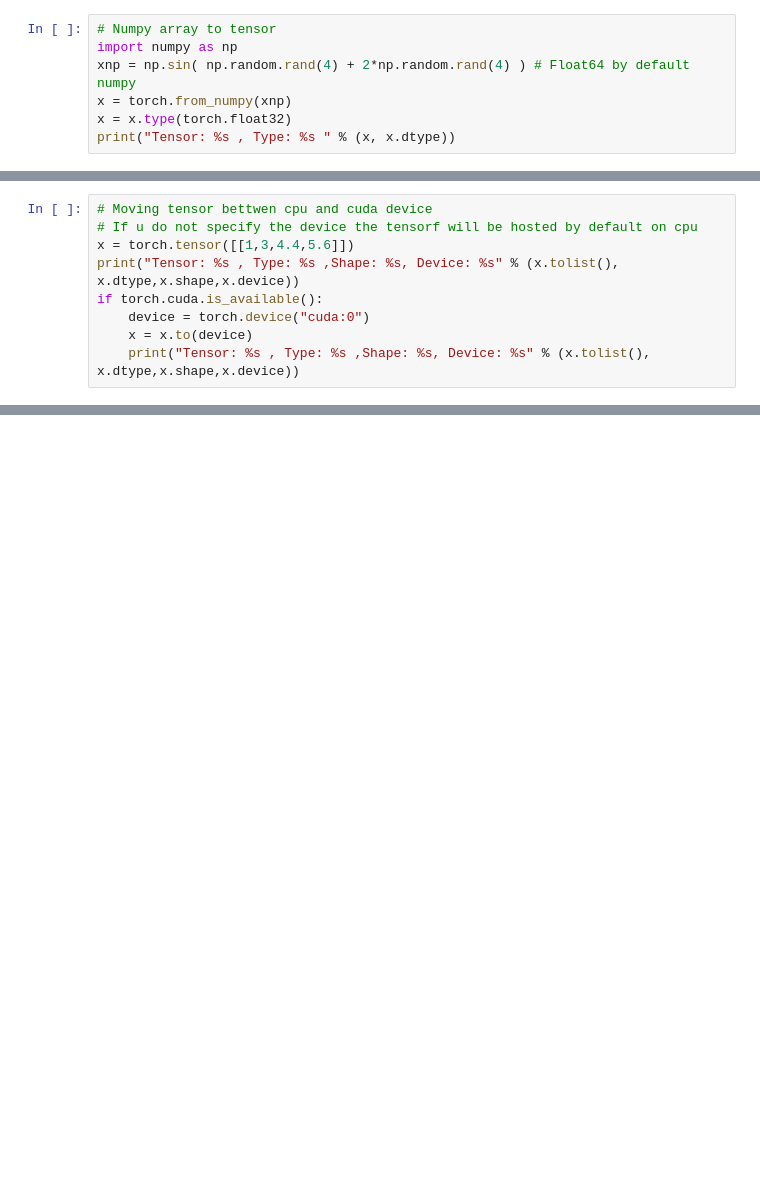
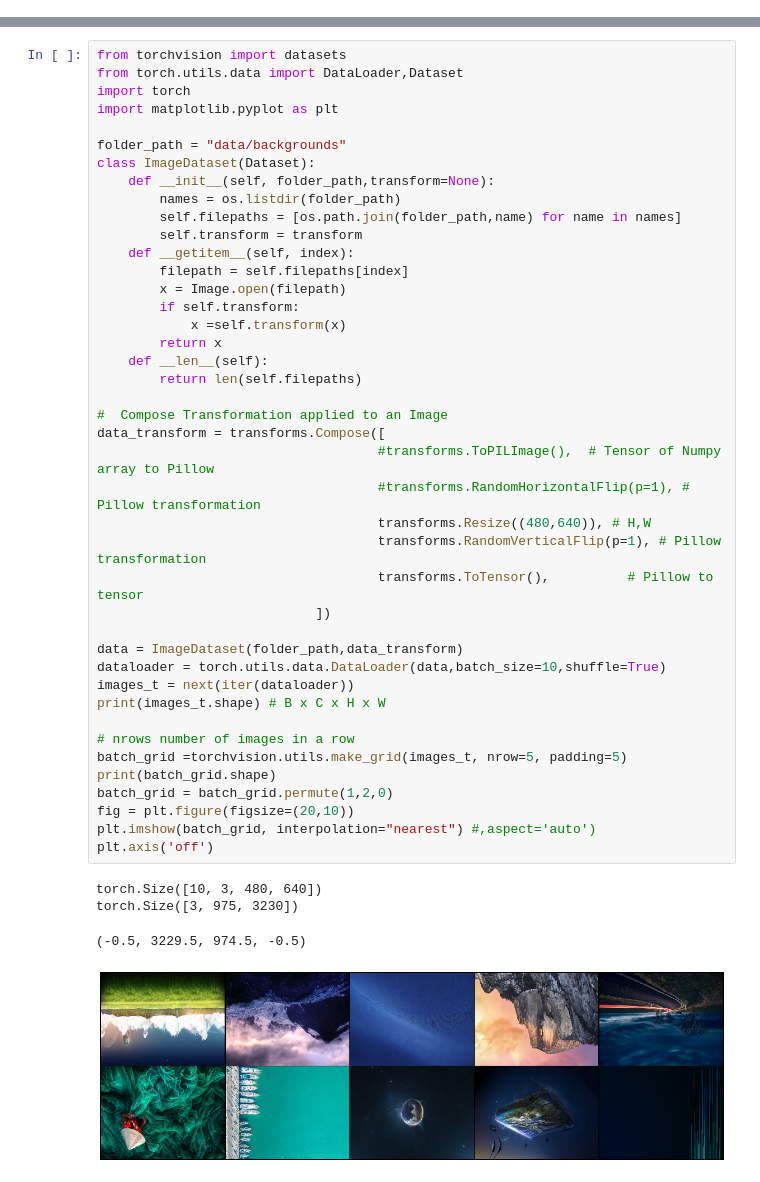
Before and after one commit to visiont3lab/deep-learning-course, a Jupyter notebook: colab/Convolution.ipynb, the cells around one changed output, grey strips where cells are left out. Drawn from its saved outputs; the diff is of its cells as text; blank space fills up the shorter version.

```diff
--- a/colab/Convolution.ipynb
+++ b/colab/Convolution.ipynb
@@ -116,7 +2,0 @@ Numpy Array: [0.28262943 0.4665296  0.68194443 0.9914474 ] , Type: float32
-# %%
-# Numpy array to tensor
-import numpy as np
-xnp = np.sin( np.random.rand(4) + 2*np.random.rand(4) ) # Float64 by default numpy
-x = torch.from_numpy(xnp)
-x = x.type(torch.float32)
-print("Tensor: %s , Type: %s " % (x, x.dtype))
@@ -125,9 +2,0 @@ Tensor: tensor([0.9923, 0.7732, 0.8701, 0.9995]) , Type: torch.float32
-# %%
-# Moving tensor bettwen cpu and cuda device
-# If u do not specify the device the tensorf will be hosted by default on cpu
-x = torch.tensor([[1,3,4.4,5.6]])
-print("Tensor: %s , Type: %s ,Shape: %s, Device: %s" % (x.tolist(), x.dtype,x.shape,x.device))
-if torch.cuda.is_available():
-    device = torch.device("cuda:0")
-    x = x.to(device)
-    print("Tensor: %s , Type: %s ,Shape: %s, Device: %s" % (x.tolist(), x.dtype,x.shape,x.device))
@@ -648,0 +139,47 @@ Prediction:  4
+# %%
+from torchvision import datasets
+from torch.utils.data import DataLoader,Dataset
+import torch
+import matplotlib.pyplot as plt
+
+folder_path = "data/backgrounds"
+class ImageDataset(Dataset):
+    def __init__(self, folder_path,transform=None):
+        names = os.listdir(folder_path)
+        self.filepaths = [os.path.join(folder_path,name) for name in names]
+        self.transform = transform
+    def __getitem__(self, index):
+        filepath = self.filepaths[index]
+        x = Image.open(filepath)
+        if self.transform:
+            x =self.transform(x)
+        return x
+    def __len__(self):
+        return len(self.filepaths)
+
+#  Compose Transformation applied to an Image
+data_transform = transforms.Compose([
+                                    #transforms.ToPILImage(),  # Tensor of Numpy array to Pillow
+                                    #transforms.RandomHorizontalFlip(p=1), # Pillow transformation
+                                    transforms.Resize((480,640)), # H,W
+                                    transforms.RandomVerticalFlip(p=1), # Pillow transformation
+                                    transforms.ToTensor(),          # Pillow to tensor
+                            ])
+
+data = ImageDataset(folder_path,data_transform)
+dataloader = torch.utils.data.DataLoader(data,batch_size=10,shuffle=True)
+images_t = next(iter(dataloader))
+print(images_t.shape) # B x C x H x W
+
+# nrows number of images in a row
+batch_grid =torchvision.utils.make_grid(images_t, nrow=5, padding=5)
+print(batch_grid.shape)
+batch_grid = batch_grid.permute(1,2,0)
+fig = plt.figure(figsize=(20,10))
+plt.imshow(batch_grid, interpolation="nearest") #,aspect='auto')
+plt.axis('off')
+# %% [output]
+torch.Size([10, 3, 480, 640])
+torch.Size([3, 975, 3230])
+(-0.5, 3229.5, 974.5, -0.5)
+[figure, added]
```
Also changed, not shown: parts of 65 cells of this notebook.
